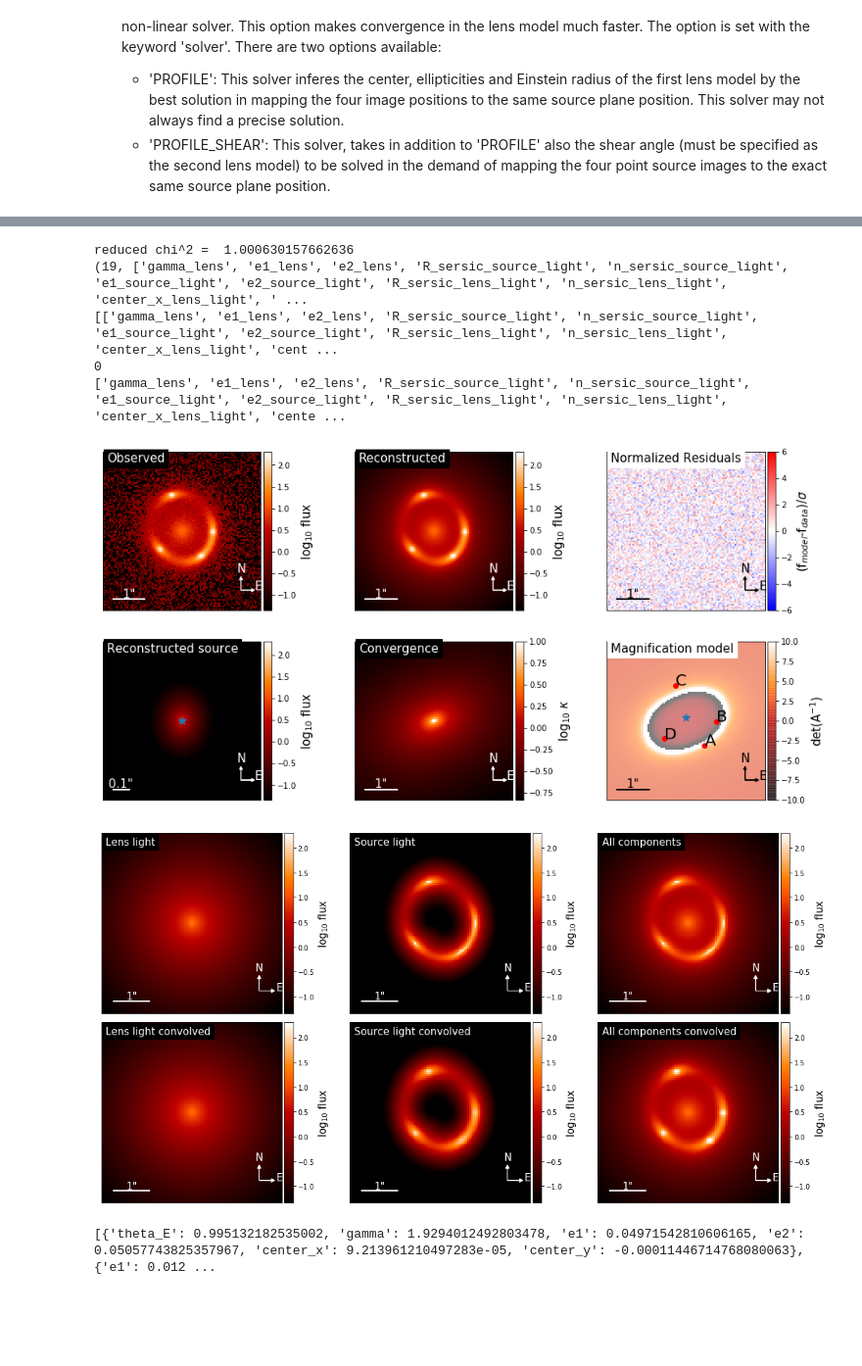
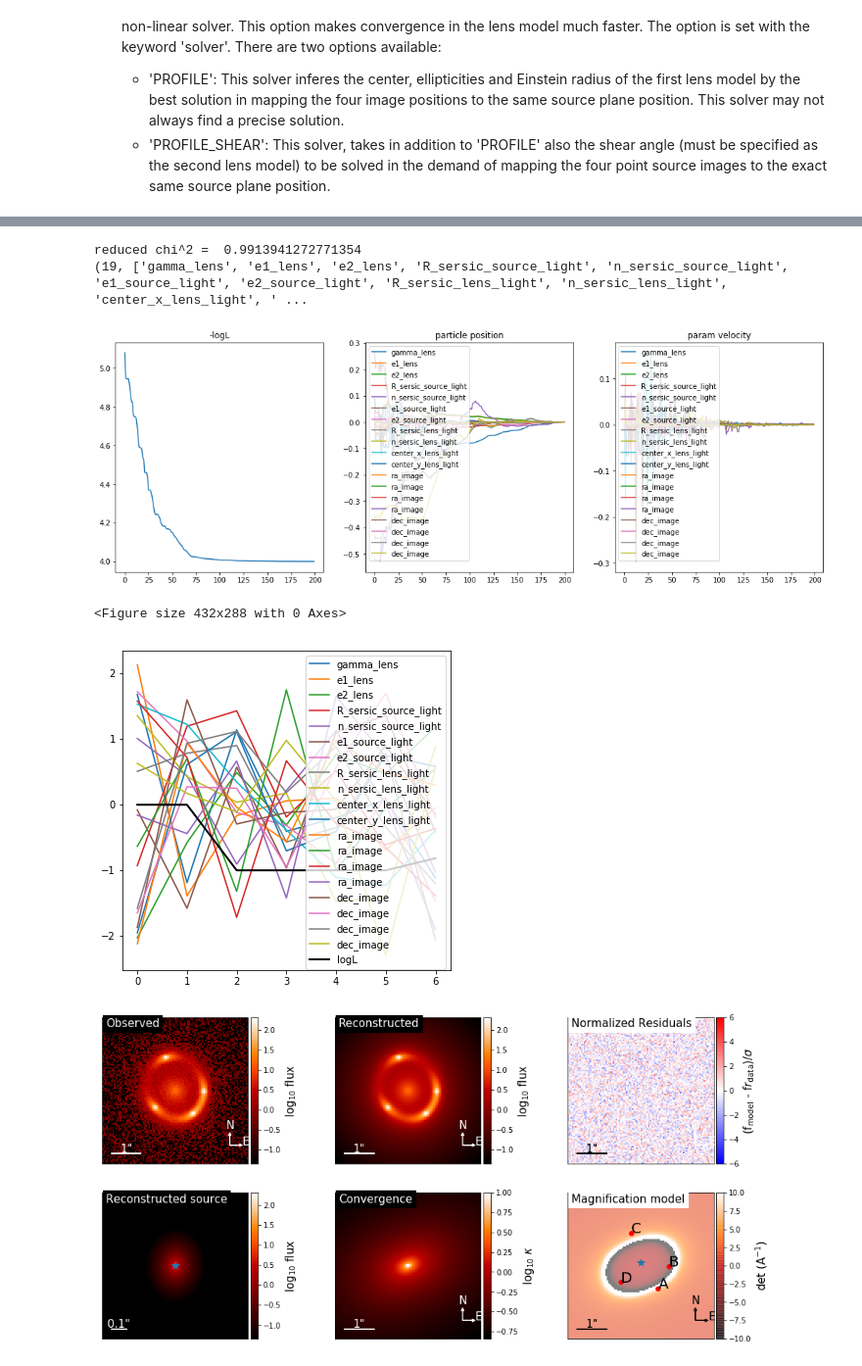
Before and after one commit to lenstronomy/lenstronomy-tutorials, a Jupyter notebook: lenstronomy_extensions/Notebooks/quad_model.ipynb, the cells around one changed output, grey strips where cells are left out. Shown at 98% size. Cells and saved outputs as stored; diff of their text form; code cells hidden in the pictures; blank space fills up the shorter version.

```diff
--- a/lenstronomy_extensions/Notebooks/quad_model.ipynb
+++ b/lenstronomy_extensions/Notebooks/quad_model.ipynb
@@ -121,7 +121,6 @@ kwargs_constraints = {'joint_source_with_point_source': [[0, 0]],
 kwargs_likelihood = {'check_bounds': True,
                              'force_no_add_image': False,
                              'source_marg': False,
-                             'point_source_likelihood': False,
                              'position_uncertainty': 0.004,
                              'check_solver': True,
                              'solver_tolerance': 0.001
@@ -129,7 +128,7 @@ kwargs_likelihood = {'check_bounds': True,
 
 image_band = [kwargs_data, kwargs_psf, kwargs_numerics]
 multi_band_list = [image_band]
-kwargs_data_joint = {'multi_band_list': multi_band_list, 'image_type': 'multi-linear'}
+kwargs_data_joint = {'multi_band_list': multi_band_list, 'multi_band_type': 'multi-linear'}
 # %%
 # initial guess of non-linear parameters, we chose different starting parameters than the truth #
 kwargs_lens_init = [{'theta_E': 1.2, 'e1': 0, 'e2': 0, 'gamma': 2., 'center_x': 0., 'center_y': 0},
@@ -176,7 +175,7 @@ fitting_kwargs_list = [['PSO', {'sigma_scale': 1., 'n_particles': 100, 'n_iterat
                        ['MCMC', {'n_burn': 10, 'n_run': 10, 'walkerRatio': 4, 'sigma_scale': .1}]
         ]
 
-chain_list, param_list, samples_mcmc, param_mcmc, dist_mcmc = fitting_seq.fit_sequence(fitting_kwargs_list)
+chain_list = fitting_seq.fit_sequence(fitting_kwargs_list)
 lens_result, source_result, lens_light_result, ps_result, cosmo_result = fitting_seq.best_fit()
 # %% [output]
   warnings.warn(msg, RuntimeWarning)
@@ -200,52 +199,45 @@ InMemoryStorageUtil does not support storeRandomState
 # %%
-from lenstronomy.Plots.output_plots import LensModelPlot
+from lenstronomy.Plots.output_plots import ModelPlot
 import lenstronomy.Plots.output_plots as out_plot
 
-lensPlot = LensModelPlot(kwargs_data, kwargs_psf, kwargs_numerics, kwargs_model, lens_result, source_result,
+modelPlot = ModelPlot(multi_band_list, kwargs_model, lens_result, source_result,
                              lens_light_result, ps_result, arrow_size=0.02, cmap_string="gist_heat")
 
-param_class = fitting_seq._updateManager.param_class(lens_result)
+param_class = fitting_seq.param_class
 print(param_class.num_param())
 #print(chain_list)
 
-print(param_list)
-
 for i in range(len(chain_list)):
-    print(i)
-    if len(param_list[i]) > 0:
-        print(param_list[i])
-#       f, axes = out_plot.plot_chain(chain_list[i], param_list[i])
+    out_plot.plot_chain_list(chain_list, i)
 
 f, axes = plt.subplots(2, 3, figsize=(16, 8), sharex=False, sharey=False)
 
-lensPlot.data_plot(ax=axes[0,0])
-lensPlot.model_plot(ax=axes[0,1])
-lensPlot.normalized_residual_plot(ax=axes[0,2], v_min=-6, v_max=6)
-lensPlot.source_plot(ax=axes[1, 0], deltaPix_source=0.01, numPix=100)
-lensPlot.convergence_plot(ax=axes[1, 1], v_max=1)
-lensPlot.magnification_plot(ax=axes[1, 2])
+modelPlot.data_plot(ax=axes[0,0])
+modelPlot.model_plot(ax=axes[0,1])
+modelPlot.normalized_residual_plot(ax=axes[0,2], v_min=-6, v_max=6)
+modelPlot.source_plot(ax=axes[1, 0], deltaPix_source=0.01, numPix=100)
+modelPlot.convergence_plot(ax=axes[1, 1], v_max=1)
+modelPlot.magnification_plot(ax=axes[1, 2])
 #f.tight_layout()
 #f.subplots_adjust(left=None, bottom=None, right=None, top=None, wspace=0., hspace=0.05)
 #plt.show()
 
 f, axes = plt.subplots(2, 3, figsize=(16, 8), sharex=False, sharey=False)
 
-lensPlot.decomposition_plot(ax=axes[0,0], text='Lens light', lens_light_add=True, unconvolved=True)
-lensPlot.decomposition_plot(ax=axes[1,0], text='Lens light convolved', lens_light_add=True)
-lensPlot.decomposition_plot(ax=axes[0,1], text='Source light', source_add=True, unconvolved=True)
-lensPlot.decomposition_plot(ax=axes[1,1], text='Source light convolved', source_add=True)
-lensPlot.decomposition_plot(ax=axes[0,2], text='All components', source_add=True, lens_light_add=True, unconvolved=True)
-lensPlot.decomposition_plot(ax=axes[1,2], text='All components convolved', source_add=True, lens_light_add=True, point_source_add=True)
+modelPlot.decomposition_plot(ax=axes[0,0], text='Lens light', lens_light_add=True, unconvolved=True)
+modelPlot.decomposition_plot(ax=axes[1,0], text='Lens light convolved', lens_light_add=True)
+modelPlot.decomposition_plot(ax=axes[0,1], text='Source light', source_add=True, unconvolved=True)
+modelPlot.decomposition_plot(ax=axes[1,1], text='Source light convolved', source_add=True)
+modelPlot.decomposition_plot(ax=axes[0,2], text='All components', source_add=True, lens_light_add=True, unconvolved=True)
+modelPlot.decomposition_plot(ax=axes[1,2], text='All components convolved', source_add=True, lens_light_add=True, point_source_add=True)
 f.tight_layout()
 f.subplots_adjust(left=None, bottom=None, right=None, top=None, wspace=0., hspace=0.05)
 plt.show()
 print(lens_result, source_result, lens_light_result, ps_result)
 # %% [output]
-reduced chi^2 =  1.000630157662636
+reduced chi^2 =  0.9913941272771354
 (19, ['gamma_lens', 'e1_lens', 'e2_lens', 'R_sersic_source_light', 'n_sersic_source_light', 'e1_source_light', 'e2_source_light', 'R_sersic_lens_light', 'n_sersic_lens_light', 'center_x_lens_light', ' ...
-[['gamma_lens', 'e1_lens', 'e2_lens', 'R_sersic_source_light', 'n_sersic_source_light', 'e1_source_light', 'e2_source_light', 'R_sersic_lens_light', 'n_sersic_lens_light', 'center_x_lens_light', 'cent ...
-0
-['gamma_lens', 'e1_lens', 'e2_lens', 'R_sersic_source_light', 'n_sersic_source_light', 'e1_source_light', 'e2_source_light', 'R_sersic_lens_light', 'n_sersic_lens_light', 'center_x_lens_light', 'cente ...
-[figure, old version]
+[figure, new version]
+<Figure size 432x288 with 0 Axes>
-[figure, old version]
+[figure, new version]
-[{'theta_E': 0.995132182535002, 'gamma': 1.9294012492803478, 'e1': 0.04971542810606165, 'e2': 0.05057743825357967, 'center_x': 9.213961210497283e-05, 'center_y': -0.00011446714768080063}, {'e1': 0.012 ...
+[figure, added]
```
Also changed, not shown: parts of 4 cells of this notebook, 14 other files.
